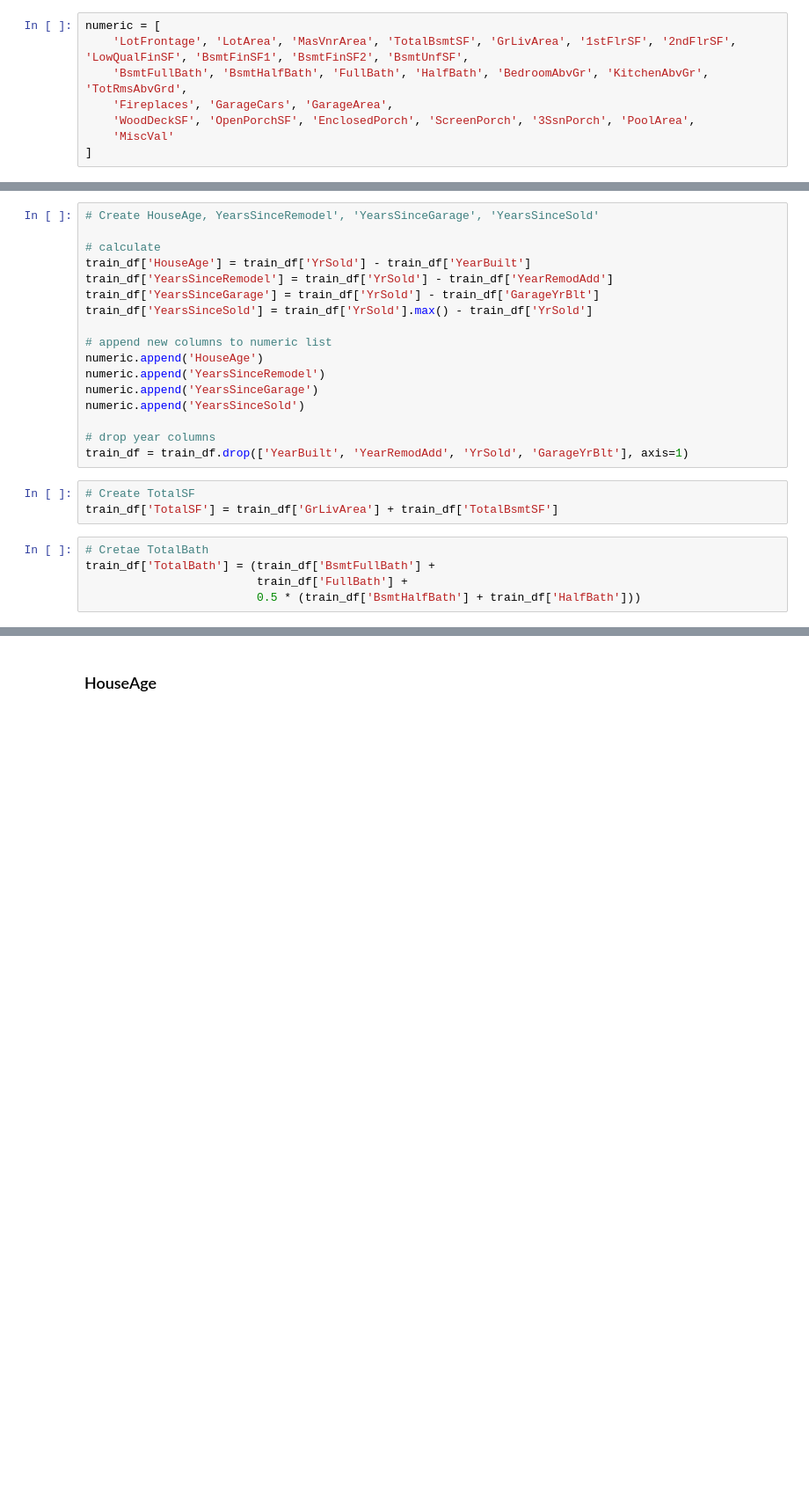
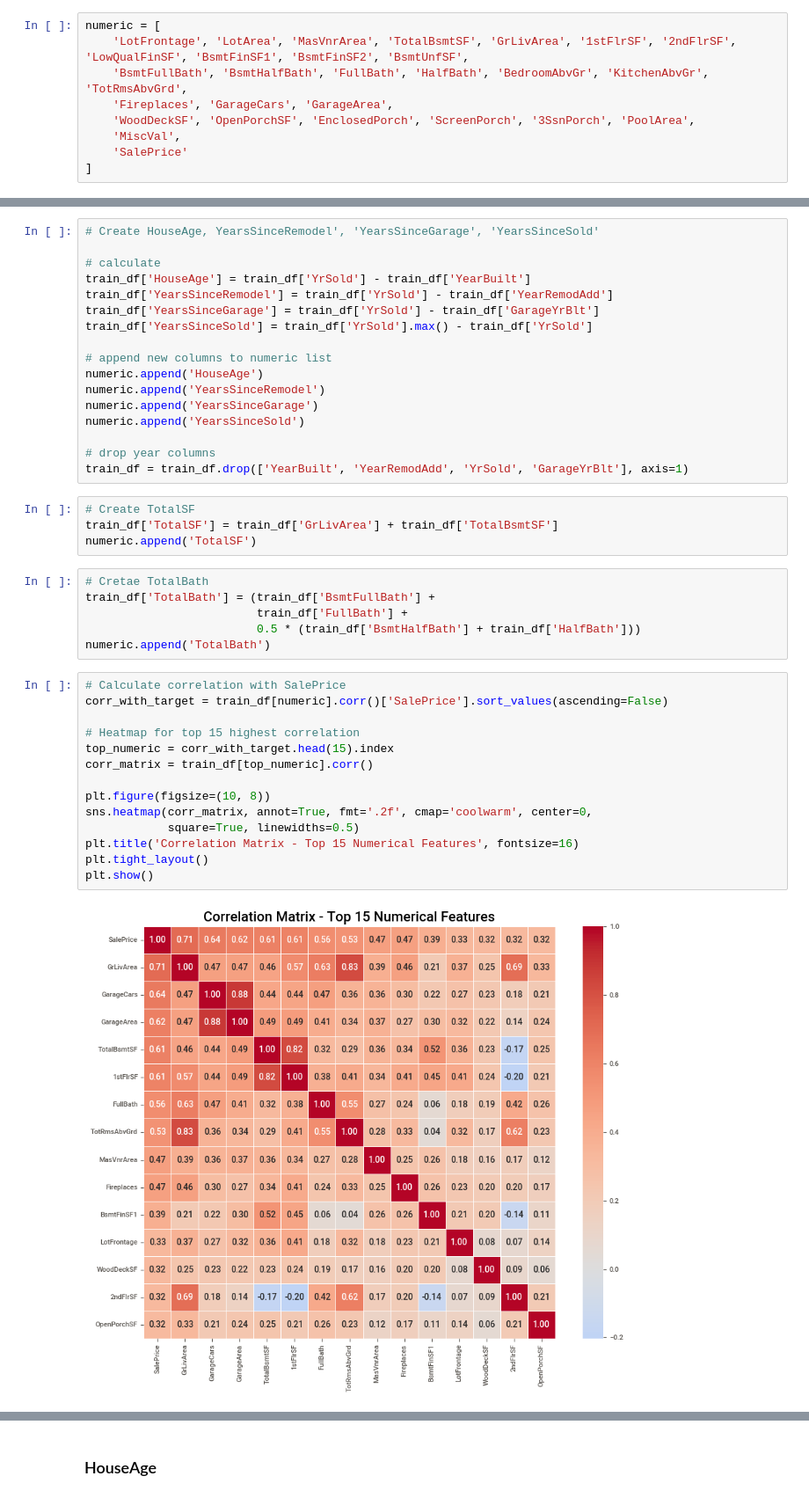
Before and after one commit to nh-adorie/adorie-data-projects, a Jupyter notebook: house-prices/01_eda_features_engineering.ipynb, the cells around one changed output, grey strips where cells are left out. Shown at 88% size. Saved outputs shown, nothing was run; the diff lists cells and outputs as text; blank space fills up the shorter version.

```diff
--- a/house-prices/01_eda_features_engineering.ipynb
+++ b/house-prices/01_eda_features_engineering.ipynb
@@ -109,7 +110,8 @@ numeric = [
     'BsmtFullBath', 'BsmtHalfBath', 'FullBath', 'HalfBath', 'BedroomAbvGr', 'KitchenAbvGr', 'TotRmsAbvGrd',
     'Fireplaces', 'GarageCars', 'GarageArea',
     'WoodDeckSF', 'OpenPorchSF', 'EnclosedPorch', 'ScreenPorch', '3SsnPorch', 'PoolArea',
-    'MiscVal'
+    'MiscVal',
+    'SalePrice'
 ]
 # %%
 categorical_nominal = [
@@ -249,8 +251,26 @@ train_df = train_df.drop(['YearBuilt', 'YearRemodAdd', 'YrSold', 'GarageYrBlt'],
 # %%
 # Create TotalSF
 train_df['TotalSF'] = train_df['GrLivArea'] + train_df['TotalBsmtSF']
+numeric.append('TotalSF')
 # %%
 # Cretae TotalBath
 train_df['TotalBath'] = (train_df['BsmtFullBath'] +
                          train_df['FullBath'] +
                          0.5 * (train_df['BsmtHalfBath'] + train_df['HalfBath']))
+numeric.append('TotalBath')
+# %%
+# Calculate correlation with SalePrice
+corr_with_target = train_df[numeric].corr()['SalePrice'].sort_values(ascending=False)
+
+# Heatmap for top 15 highest correlation
+top_numeric = corr_with_target.head(15).index
+corr_matrix = train_df[top_numeric].corr()
+
+plt.figure(figsize=(10, 8))
+sns.heatmap(corr_matrix, annot=True, fmt='.2f', cmap='coolwarm', center=0,
+            square=True, linewidths=0.5)
+plt.title('Correlation Matrix - Top 15 Numerical Features', fontsize=16)
+plt.tight_layout()
+plt.show()
+# %% [output]
+[figure, added]
```
Also changed, not shown: parts of 18 cells of this notebook.
